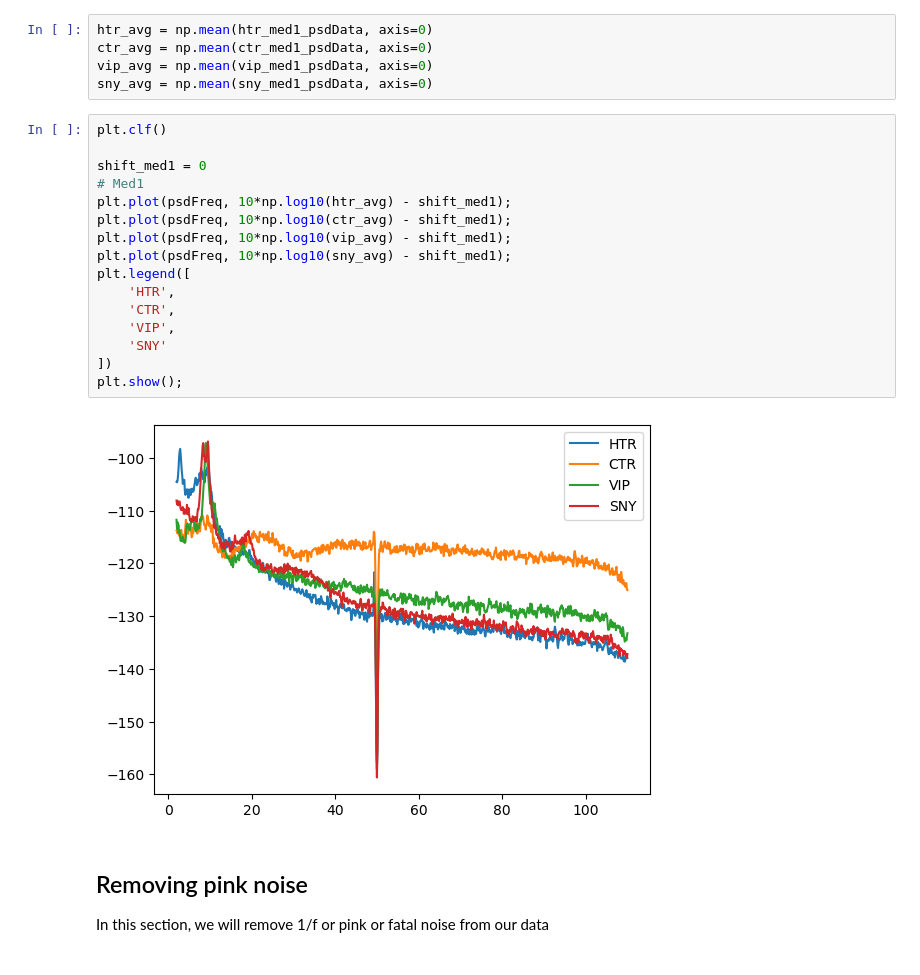
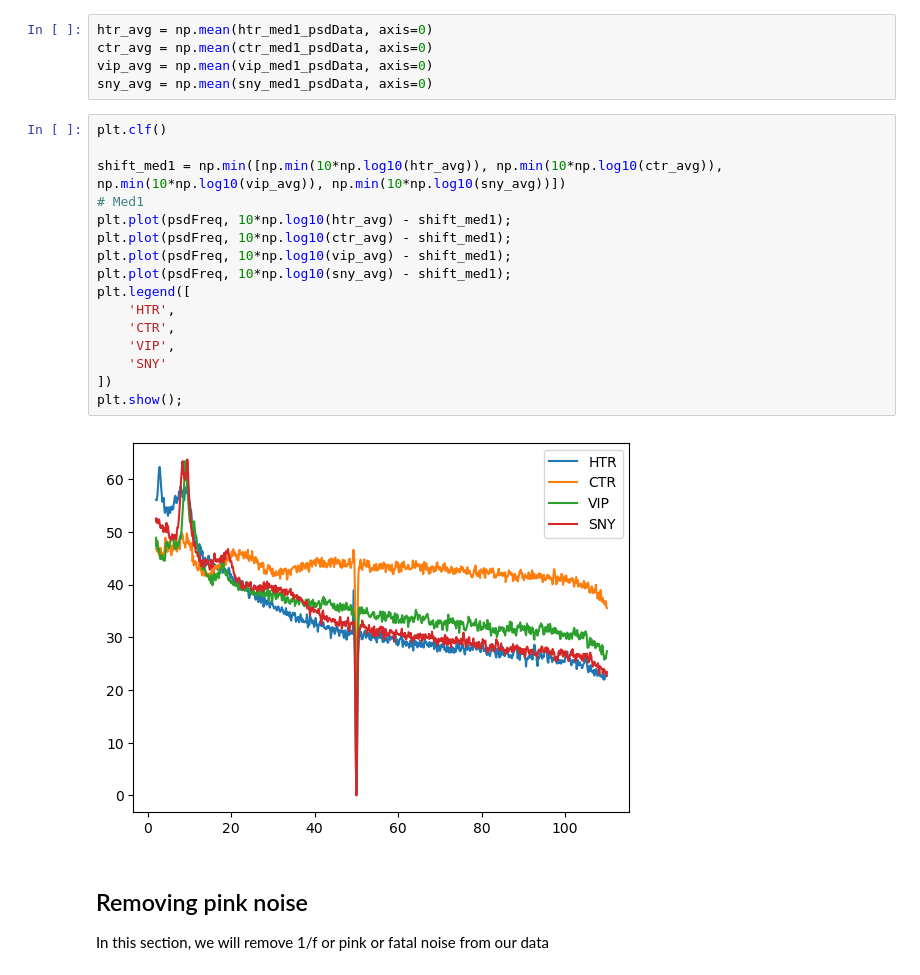
Before and after one commit to navnoorsingh0309/Brain_waves_analysis, a Jupyter notebook: main_TF.ipynb, the cells around one changed output. Drawn from its saved outputs; the diff is of its cells as text.

```diff
--- a/main_TF.ipynb
+++ b/main_TF.ipynb
@@ -285,21 +270,21 @@ sny_avg = np.mean(sny_med1_psdData, axis=0)
 # %%
 plt.clf()
 
-shift_med1 = 0
+shift_med1 = np.min([np.min(10*np.log10(htr_avg)), np.min(10*np.log10(ctr_avg)), np.min(10*np.log10(vip_avg)), np.min(10*np.log10(sny_avg))])
 # Med1
 plt.plot(psdFreq, 10*np.log10(htr_avg) - shift_med1);
 plt.plot(psdFreq, 10*np.log10(ctr_avg) - shift_med1);
 plt.plot(psdFreq, 10*np.log10(vip_avg) - shift_med1);
 plt.plot(psdFreq, 10*np.log10(sny_avg) - shift_med1);
 plt.legend([
     'HTR',
     'CTR',
     'VIP',
     'SNY'
 ])
 plt.show();
 # %% [output]
-[figure, old version]
+[figure, new version]
 # %% [markdown]
 ## Removing pink noise
 In this section, we will remove 1/f or pink or fatal noise from our data
```
Also changed, not shown: parts of 5 cells of this notebook.
